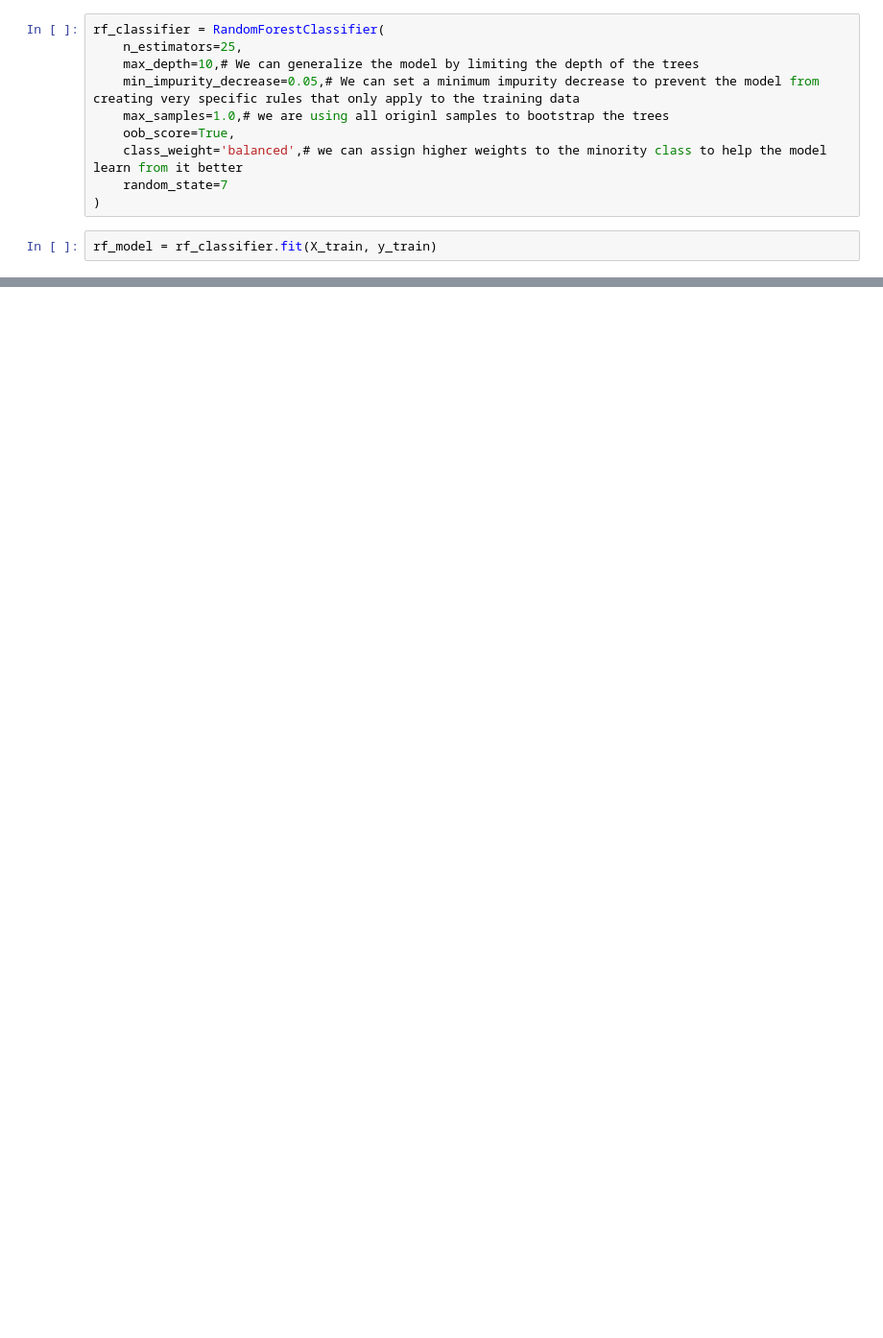
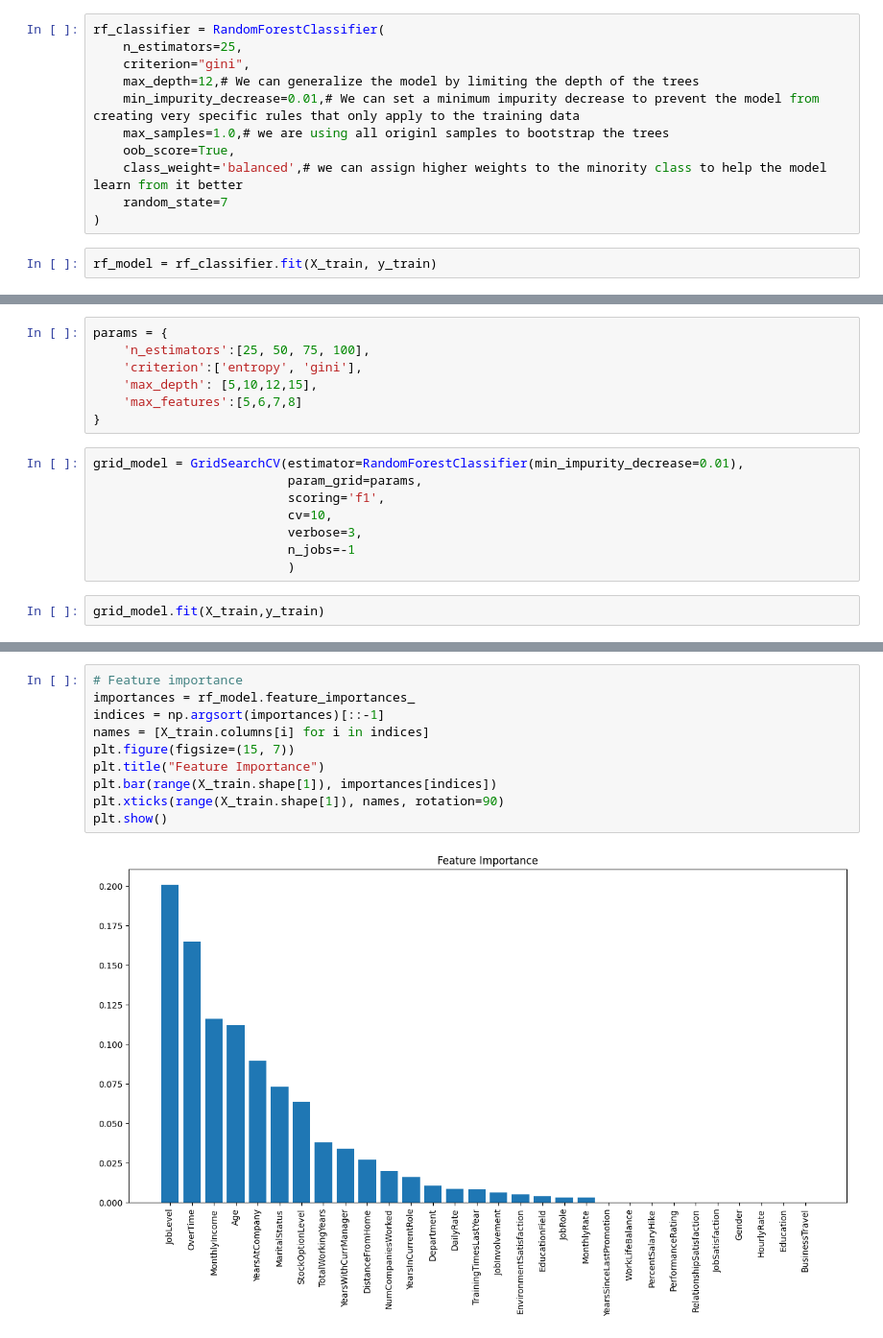
Before and after one commit to sangram123sa/Data-Science-Learning, a Jupyter notebook: Machine_Learning/Bagging_and_randomForest/main.ipynb, the cells around one changed output, grey strips where cells are left out. Shown at 96% size. Drawn from its saved outputs; the diff is of its cells as text; blank space fills up the shorter version.

```diff
--- a/Machine_Learning/Bagging_and_randomForest/main.ipynb
+++ b/Machine_Learning/Bagging_and_randomForest/main.ipynb
@@ -180,8 +180,9 @@ Standard Deviation of Cross-Validation Accuracy: 1.43%
 # %%
 rf_classifier = RandomForestClassifier(
     n_estimators=25,
-    max_depth=10,# We can generalize the model by limiting the depth of the trees
-    min_impurity_decrease=0.05,# We can set a minimum impurity decrease to prevent the model from creating very specific rules that only apply to the training data
+    criterion="gini",
+    max_depth=12,# We can generalize the model by limiting the depth of the trees
+    min_impurity_decrease=0.01,# We can set a minimum impurity decrease to prevent the model from creating very specific rules that only apply to the training data
     max_samples=1.0,# we are using all originl samples to bootstrap the trees
     oob_score=True,
     class_weight='balanced',# we can assign higher weights to the minority class to help the model learn from it better
@@ -215,0 +219,17 @@ Accuracy: 72.78911564625851
+# %%
+params = {
+    'n_estimators':[25, 50, 75, 100],
+    'criterion':['entropy', 'gini'],
+    'max_depth': [5,10,12,15],
+    'max_features':[5,6,7,8]
+}
+# %%
+grid_model = GridSearchCV(estimator=RandomForestClassifier(min_impurity_decrease=0.01),
+                          param_grid=params,
+                          scoring='f1',
+                          cv=10,
+                          verbose=3,
+                          n_jobs=-1
+                          )
+# %%
+grid_model.fit(X_train,y_train)
@@ -215,0 +281,12 @@ Accuracy: 72.78911564625851
+# %%
+# Feature importance
+importances = rf_model.feature_importances_
+indices = np.argsort(importances)[::-1]
+names = [X_train.columns[i] for i in indices]
+plt.figure(figsize=(15, 7))
+plt.title("Feature Importance")
+plt.bar(range(X_train.shape[1]), importances[indices])
+plt.xticks(range(X_train.shape[1]), names, rotation=90)
+plt.show()
+# %% [output]
+[figure, added]
```
Also changed, not shown: parts of 8 cells of this notebook, 1 other file.
